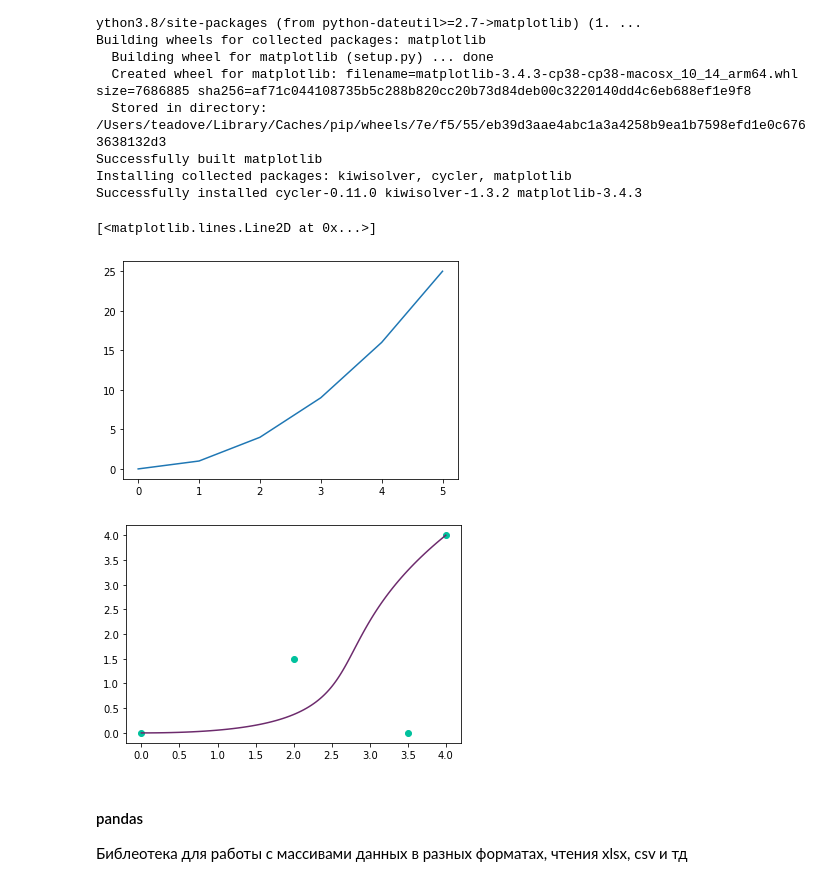
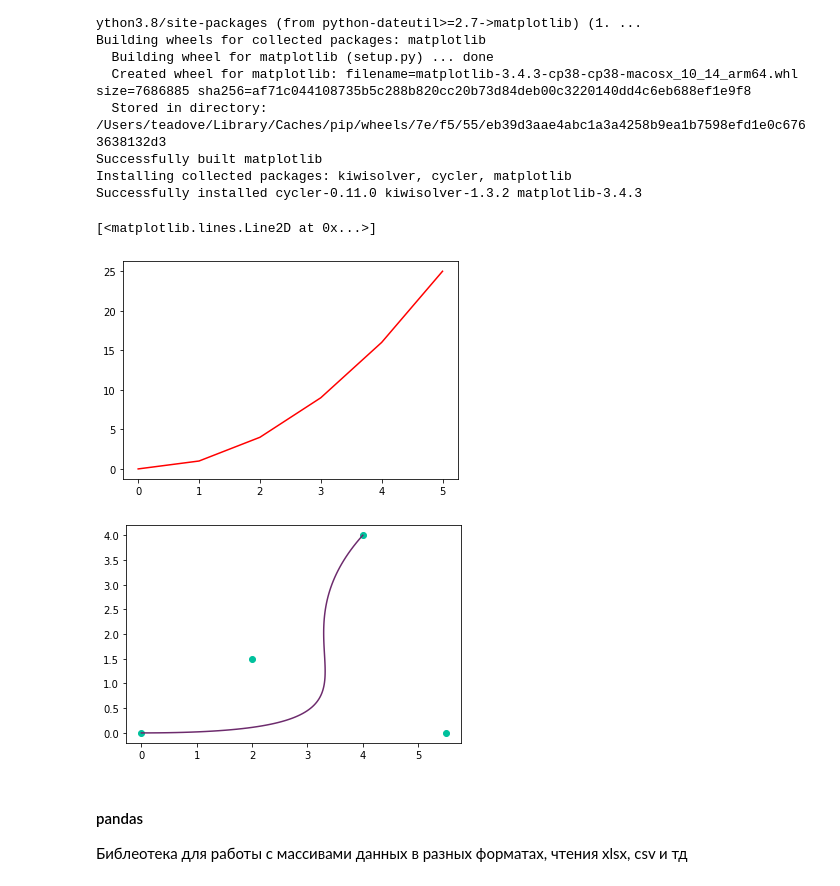
Before and after one commit to itatmisis/python-course, a Jupyter notebook: chapter-7/lecture.ipynb, the cells around one changed output. Drawn from its saved outputs; the diff is of its cells as text; code cells hidden in the pictures.

```diff
--- a/chapter-7/lecture.ipynb
+++ b/chapter-7/lecture.ipynb
@@ -91,50 +93,49 @@ Successfully built matplotlib
 Installing collected packages: kiwisolver, cycler, matplotlib
 Successfully installed cycler-0.11.0 kiwisolver-1.3.2 matplotlib-3.4.3
 # %%
+import matplotlib.pyplot as plt
 # Простейший график, на вход подается массивы точек X и Y
 x = [0, 1, 2, 3, 4, 5]
 y = list(map(lambda x: x**2, x))
 
 
-plt.scatter(x, y)
+plt.plot(x, y, c='#FF0000')
 # %% [output]
 [<matplotlib.lines.Line2D at 0x...>]
-[figure, old version]
+[figure, new version]
 # %%
-import matplotlib.pyplot as plt
-
 # Функция получения точек кривой безье
 def bezier_3(points, step: float = 0.01) -> list:
     to_return = []
     for t in np.arange(0, 1+step, step):
         x = (1-t)**3*points[0][0] + 3*(1-t)**2*t*points[1][0] + 3*(1-t)*t**2*points[2][0] + t**3*points[3][0]
         y = (1-t)**3*points[0][1] + 3*(1-t)**2*t*points[1][1] + 3*(1-t)*t**2*points[2][1] + t**3*points[3][1]
         to_return.append([x, y])
     return np.array(to_return)
 
 # Отрисока кривой безье
 def draw(points: list, save_name: str = None):
     x = points[:, 0]
     y = points[:, 1]
     plt.scatter(x, y, c='#00C19D')
 
     bezier = bezier_3(points)
     x = bezier[:, 0]
     y = bezier[:, 1]
     plt.plot(x, y, c='#6D2B6D')
     if save_name is not None:
         plt.savefig(save_name)
 
 # Контрольный точки кривой
 p2 = np.array([[.0, .0],
-            [3.5, 0],
+            [5.5, 0],
             [2, 1.5],
             [4, 4]])
 draw(p2)
 # Бирюзовый - контрольные точки
 # Фиолетовый - кривая безье
 # %% [output]
-[figure, old version]
+[figure, new version]
 # %% [markdown]
 #### pandas
 Библеотека для работы с массивами данных в разных форматах, чтения xlsx, csv и тд
```
Also changed, not shown: parts of 11 cells of this notebook, 4 other files.
